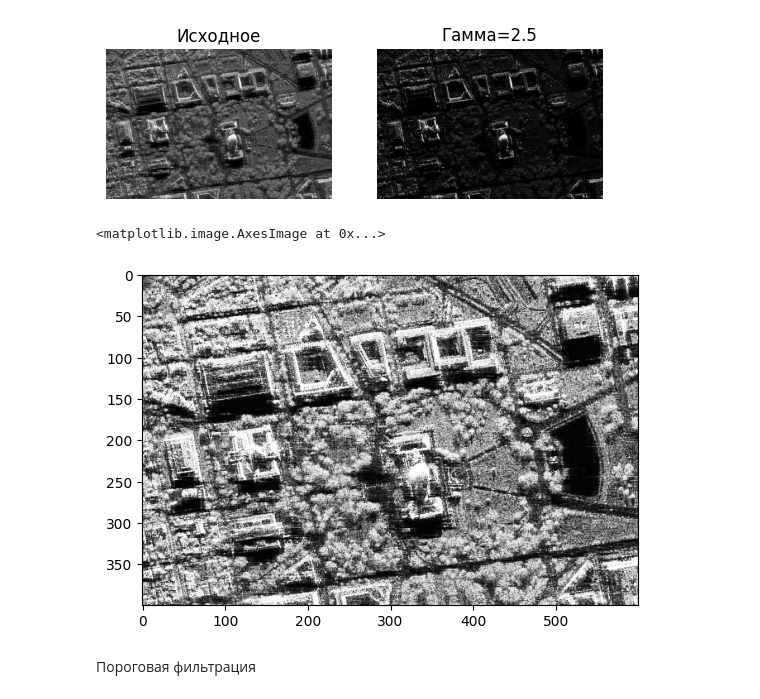
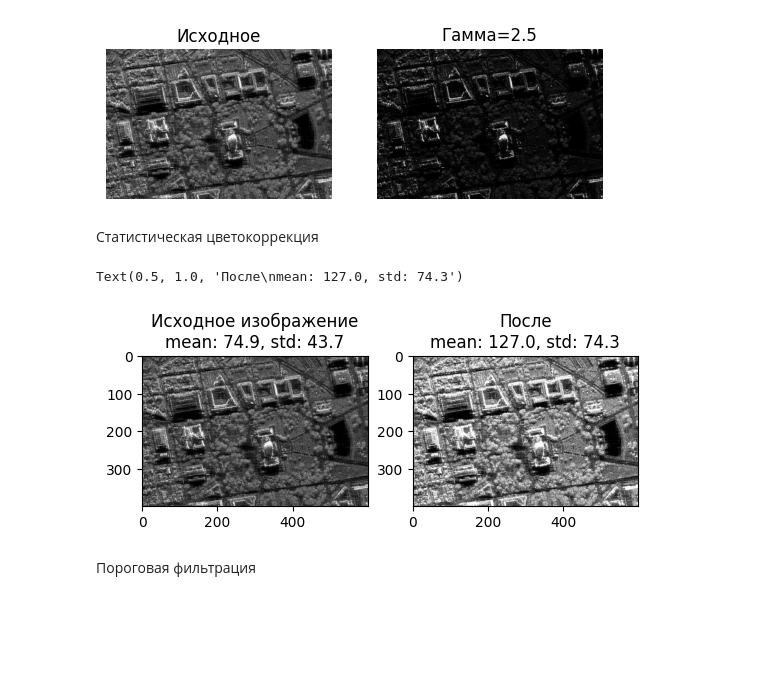
Before and after one commit to Sveta-ls/IMAGE_PROCESSING_2025, a Jupyter notebook: first_lab/IP_TASK1_2025.ipynb, the cells around one changed output. Cells and saved outputs as stored; diff of their text form; code cells hidden in the pictures; blank space fills up the shorter version.

```diff
--- a/first_lab/IP_TASK1_2025.ipynb
+++ b/first_lab/IP_TASK1_2025.ipynb
@@ -111,14 +111,31 @@ plt.show()
 MSE: 3556.5202
 SSIM: 0.3092
 [figure]
+# %% [markdown]
+Статистическая цветокоррекция
 # %%
 img_gray = cv2.cvtColor(img, cv2.COLOR_BGR2GRAY)
+
+mean = img_gray.mean()
+std = img_gray.std()
+
 eq_gray = cv2.equalizeHist(img_gray)
+
+mean_eq_gray = eq_gray.mean()
+std_eq_gray  = eq_gray.std()
+
+corrected_img = mean_eq_gray + (img_gray.astype(np.float32)- mean) * (std_eq_gray / std)
+corrected_img = np.clip(corrected_img, 0, 255).astype(np.uint8)
 # %%
-plt.imshow(eq_gray, cmap="gray")
+plt.subplot(1,2,1)
+plt.imshow(img_gray, cmap='gray')
+plt.title(f'Исходное изображение\nmean: {mean:.1f}, std: {std:.1f}')
+plt.subplot(1,2,2)
+plt.imshow(corrected_img, cmap="gray")
+plt.title(f'После\nmean: {mean_eq_gray:.1f}, std: {std_eq_gray:.1f}')
 # %% [output]
-<matplotlib.image.AxesImage at 0x...>
+Text(0.5, 1.0, 'После\nmean: 127.0, std: 74.3')
-[figure, old version]
+[figure, new version]
 # %% [markdown]
 Пороговая фильтрация
 # %%
```
